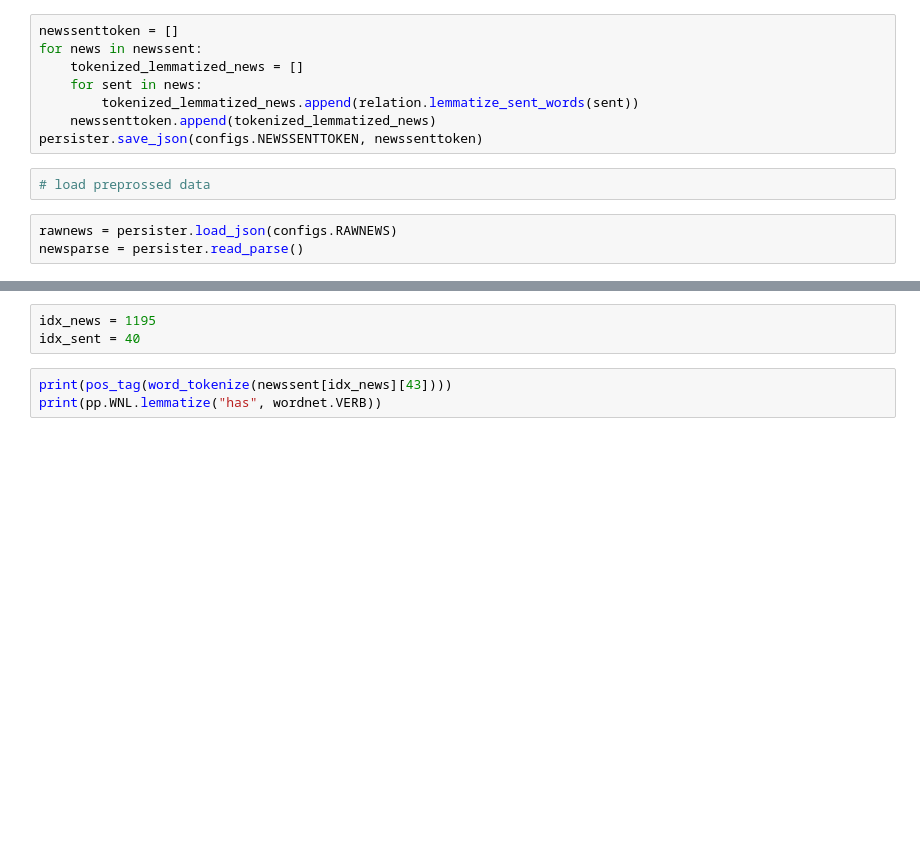
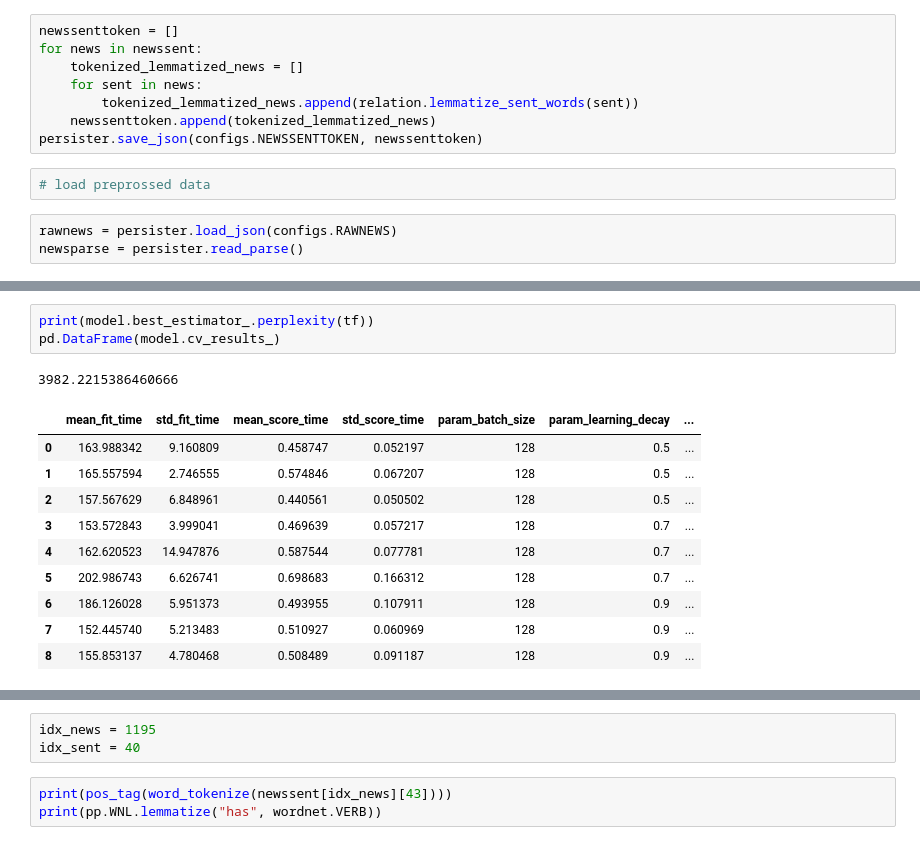
Before and after one commit to brinkpku/extended_lda, a Jupyter notebook: test.ipynb, the cells around one changed output, grey strips where cells are left out. Drawn from its saved outputs; the diff is of its cells as text; blank space fills up the shorter version.

```diff
--- a/test.ipynb
+++ b/test.ipynb
@@ -118,0 +122,15 @@ say:414.8350138122594
+# %%
+print(model.best_estimator_.perplexity(tf))
+pd.DataFrame(model.cv_results_)
+# %% [output]
+3982.2215386460666
+|  | mean_fit_time | std_fit_time | mean_score_time | std_score_time | param_batch_size | param_learning_decay | ... |
+| 0 | 163.988342 | 9.160809 | 0.458747 | 0.052197 | 128 | 0.5 | ... |
+| 1 | 165.557594 | 2.746555 | 0.574846 | 0.067207 | 128 | 0.5 | ... |
+| 2 | 157.567629 | 6.848961 | 0.440561 | 0.050502 | 128 | 0.5 | ... |
+| 3 | 153.572843 | 3.999041 | 0.469639 | 0.057217 | 128 | 0.7 | ... |
+| 4 | 162.620523 | 14.947876 | 0.587544 | 0.077781 | 128 | 0.7 | ... |
+| 5 | 202.986743 | 6.626741 | 0.698683 | 0.166312 | 128 | 0.7 | ... |
+| 6 | 186.126028 | 5.951373 | 0.493955 | 0.107911 | 128 | 0.9 | ... |
+| 7 | 152.445740 | 5.213483 | 0.510927 | 0.060969 | 128 | 0.9 | ... |
+| 8 | 155.853137 | 4.780468 | 0.508489 | 0.091187 | 128 | 0.9 | ... |
```
Also changed, not shown: parts of 10 cells of this notebook, 4 other files.
